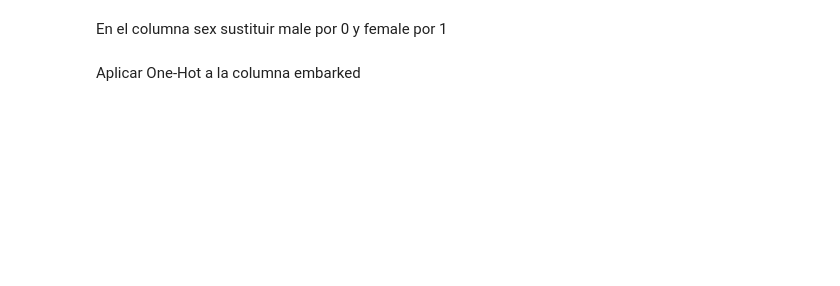
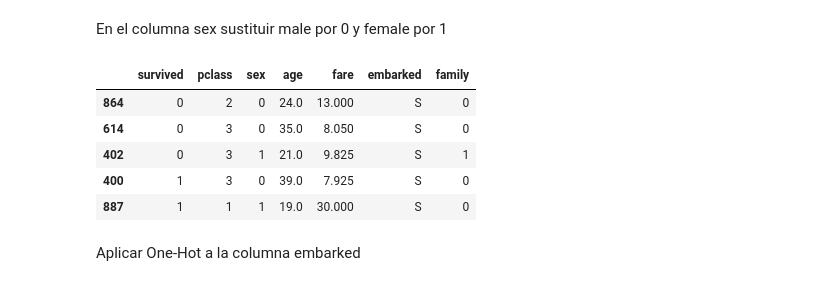
Before and after one commit to xabierguerrero/IABD_2425, a Jupyter notebook: Python_Ejers/SAPA/2_4Ejers/2_4Ejercicios.ipynb, the cells around one changed output. Cells and saved outputs as stored; diff of their text form; code cells hidden in the pictures; blank space fills up the shorter version.

```diff
--- a/Python_Ejers/SAPA/2_4Ejers/2_4Ejercicios.ipynb
+++ b/Python_Ejers/SAPA/2_4Ejers/2_4Ejercicios.ipynb
@@ -332,2 +350,4 @@ Es hora de separar el conjunto de entrenamiento del conjunto de prueba (85% para
+# %%
+df_titanic_train, df_titanic_test = train_test_split(df_titanic_limpio, test_size=0.2, stratify=df_titanic_limpio['pclass'], random_state=17)
 # %% [markdown]
 Haz una copia del conjunto de entrenamiento para trabajar con él.
@@ -367,4 +430,15 @@ Rellenamos los datos ausentes en el dataframe (lo hacemos para todas las columna
 # %% [markdown]
 En el columna sex sustituir male por 0 y female por 1
+# %%
+mapa = {'male':0,'female':1}
+df_titanic_train_copy['sex'] = df_titanic_train_copy['sex'].replace(mapa)
+df_titanic_train_copy.head()
+# %% [output]
+|  | survived | pclass | sex | age | fare | embarked | family |
+| 864 | 0 | 2 | 0 | 24.0 | 13.000 | S | 0 |
+| 614 | 0 | 3 | 0 | 35.0 | 8.050 | S | 0 |
+| 402 | 0 | 3 | 1 | 21.0 | 9.825 | S | 1 |
+| 400 | 1 | 3 | 0 | 39.0 | 7.925 | S | 0 |
+| 887 | 1 | 1 | 1 | 19.0 | 30.000 | S | 0 |
 # %% [markdown]
 Aplicar One-Hot a la columna embarked
```
Also changed, not shown: parts of 23 cells of this notebook.
